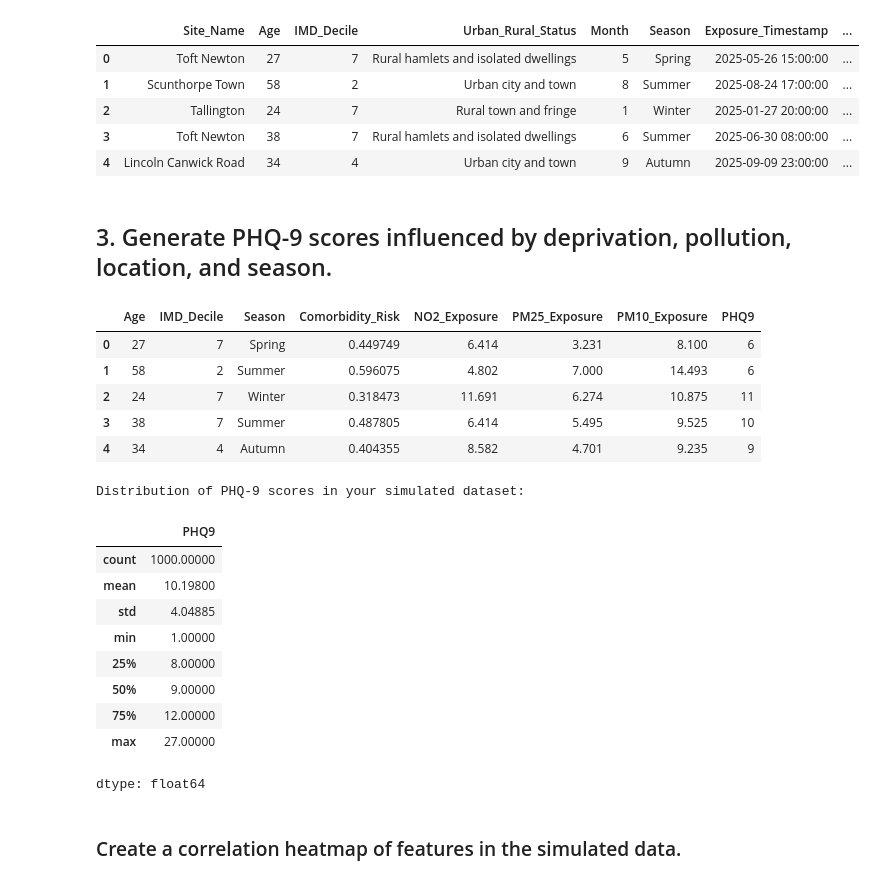
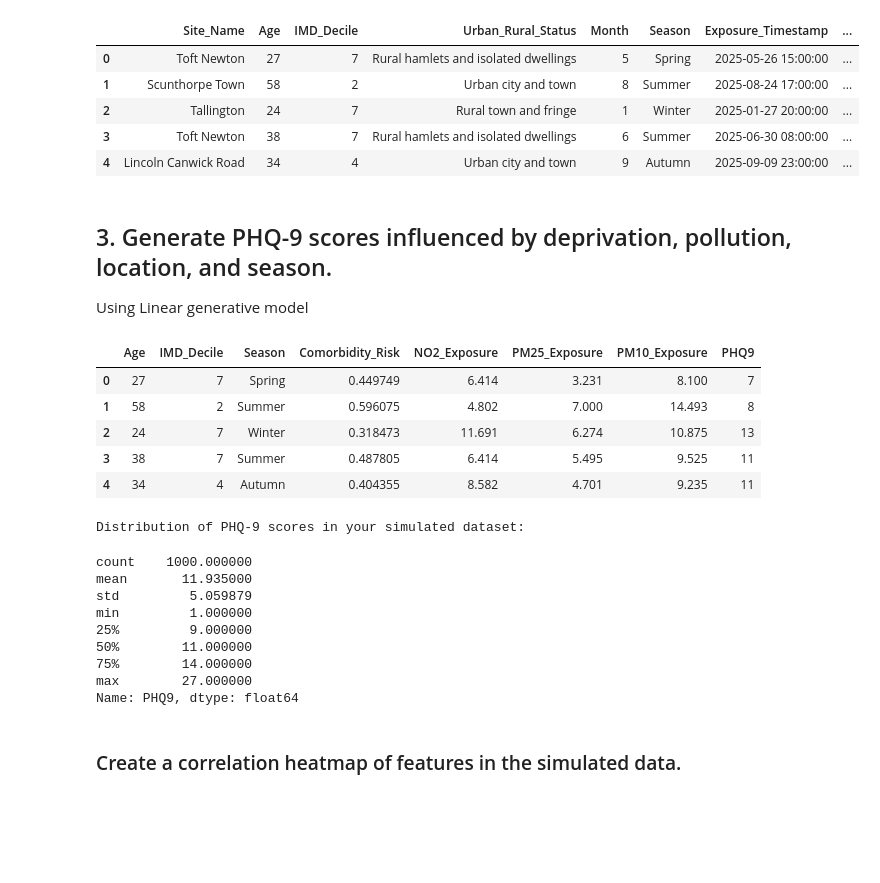
Before and after one commit to jondave/mental_health_ml, a Jupyter notebook: Mental_Health_ML.ipynb, the cells around one changed output. Cells and saved outputs as stored; diff of their text form; code cells hidden in the pictures; blank space fills up the shorter version.

```diff
--- a/Mental_Health_ML.ipynb
+++ b/Mental_Health_ML.ipynb
@@ -385,7 +385,7 @@ imd_decile = np.array([
     for s in selected_sites
 ])
 
-age = np.clip(rng.normal(43, 16, n).round().astype(int), 18, 90)
+age = np.clip(rng.normal(41, 16, n).round().astype(int), 18, 90)
 
 # Sample real timestamped exposures by site and align each sampled row to participants at that site.
 exp_no2 = np.full(n, np.nan)
@@ -457,17 +457,17 @@ Example participant rows with site-aligned real timestamp-linked pollutant expos
 | 4 | Lincoln Canwick Road | 34 | 4 | Urban city and town | 9 | Autumn | 2025-09-09 23:00:00 | ... |
 # %% [markdown]
 ## 3. Generate PHQ-9 scores influenced by deprivation, pollution, location, and season.
+Using Linear generative model
 # %%
 # Simulated PHQ-9 score (0-27), influenced by deprivation, pollutants, context, and interactions.
-# PM2.5 receives a stronger weight to reflect literature on neuroinflammation.
 urban_flag = df['Urban_Rural_Status'].str.startswith('Urban').astype(int)
 winter_flag = (df['Season'] == 'Winter').astype(int)
 
 weights = {
     'intercept': 1.4,
-    'no2': 0.09,
-    'pm25': 0.30,
-    'pm10': 0.07,
+    'no2': 0.19,
+    'pm25': 0.20,
+    'pm10': 0.17,
     'imd': 0.52,
     'urban': 0.55,
     'age': -0.010,
@@ -475,49 +475,48 @@ weights = {
     'site_effect': 1.4,
     'winter': 0.45,
     'pm25_urban_interaction': 0.045,
     'no2_urban_interaction': 0.080
 }
 
 expected_phq9 = (
     weights['intercept']
     + weights['no2'] * df['NO2_Exposure']
     + weights['pm25'] * df['PM25_Exposure']
     + weights['pm10'] * df['PM10_Exposure']
     + weights['imd'] * (df['IMD_Decile'] - 1)
     + weights['urban'] * urban_flag
     + weights['age'] * df['Age']
     + weights['comorbidity'] * df['Comorbidity_Risk']
     + weights['site_effect'] * df['Site_Random_Effect']
     + weights['winter'] * winter_flag
     + weights['pm25_urban_interaction'] * df['PM25_Exposure'] * urban_flag
     + weights['no2_urban_interaction'] * df['NO2_Exposure'] * urban_flag
 )
 
 # Slightly lower noise to improve recoverable signal
 phq9 = expected_phq9 + rng.normal(0, 1.8, size=n)
 df['PHQ9'] = np.clip(np.round(phq9), 0, 27).astype(int)
 
 display(df[['Age', 'IMD_Decile', 'Season', 'Comorbidity_Risk', 'NO2_Exposure', 'PM25_Exposure', 'PM10_Exposure', 'PHQ9']].head())
 print('Distribution of PHQ-9 scores in your simulated dataset:')
 display(df['PHQ9'].describe())
 # %% [output]
 |  | Age | IMD_Decile | Season | Comorbidity_Risk | NO2_Exposure | PM25_Exposure | PM10_Exposure | PHQ9 |
-| 0 | 27 | 7 | Spring | 0.449749 | 6.414 | 3.231 | 8.100 | 6 |
-| 1 | 58 | 2 | Summer | 0.596075 | 4.802 | 7.000 | 14.493 | 6 |
-| 2 | 24 | 7 | Winter | 0.318473 | 11.691 | 6.274 | 10.875 | 11 |
-| 3 | 38 | 7 | Summer | 0.487805 | 6.414 | 5.495 | 9.525 | 10 |
-| 4 | 34 | 4 | Autumn | 0.404355 | 8.582 | 4.701 | 9.235 | 9 |
+| 0 | 27 | 7 | Spring | 0.449749 | 6.414 | 3.231 | 8.100 | 7 |
+| 1 | 58 | 2 | Summer | 0.596075 | 4.802 | 7.000 | 14.493 | 8 |
+| 2 | 24 | 7 | Winter | 0.318473 | 11.691 | 6.274 | 10.875 | 13 |
+| 3 | 38 | 7 | Summer | 0.487805 | 6.414 | 5.495 | 9.525 | 11 |
+| 4 | 34 | 4 | Autumn | 0.404355 | 8.582 | 4.701 | 9.235 | 11 |
 Distribution of PHQ-9 scores in your simulated dataset:
-|  | PHQ9 |
-| count | 1000.00000 |
-| mean | 10.19800 |
-| std | 4.04885 |
-| min | 1.00000 |
-| 25% | 8.00000 |
-| 50% | 9.00000 |
-| 75% | 12.00000 |
-| max | 27.00000 |
-dtype: float64
+count    1000.000000
+mean       11.935000
+std         5.059879
+min         1.000000
+25%         9.000000
+50%        11.000000
+75%        14.000000
+max        27.000000
+Name: PHQ9, dtype: float64
 # %% [markdown]
 ### Create a correlation heatmap of features in the simulated data.
 # %%
```
Also changed, not shown: parts of 5 cells of this notebook.
